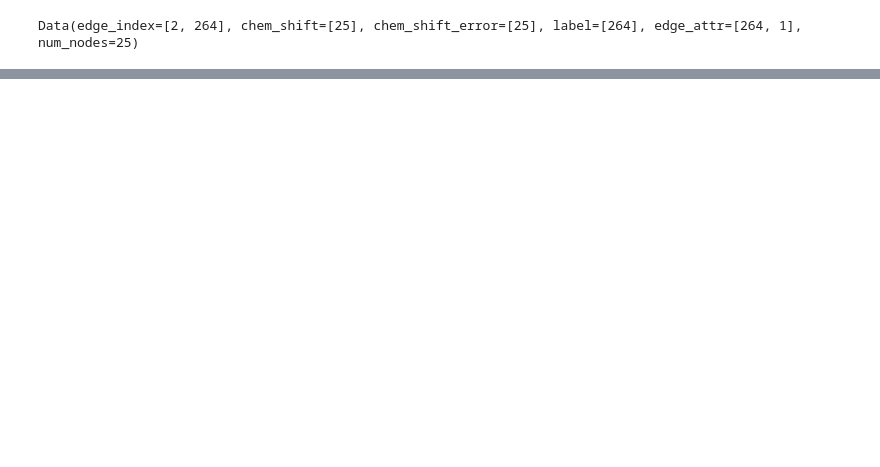
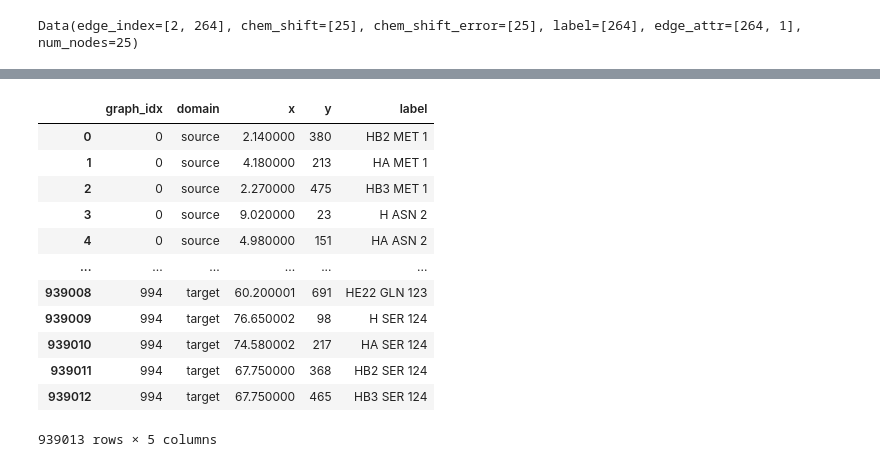
Before and after one commit to aehrlich1/graph-nmr, a Jupyter notebook: data_exploration.ipynb, the cells around one changed output, grey strips where cells are left out. Cells and saved outputs as stored; diff of their text form; code cells hidden in the pictures; blank space fills up the shorter version.

```diff
--- a/data_exploration.ipynb
+++ b/data_exploration.ipynb
@@ -66,0 +821,80 @@ Average node degree: 7.76
+# %%
+# %% [markdown]
+# # Flatten dataset into a Pandas DataFrame (node-level table)
+#
+# Each row corresponds to a single node in either the source or target graph.
+# Columns include:
+#   graph_idx  : integer index of the graph pair
+#   domain     : 'source' or 'target'
+#   node_idx   : local node index within that graph
+#   y          : integer identifier (used for matching)
+#   x          : node feature value (chemical shift or plDDT)
+#   label      : atom label (e.g., 'HB2 MET 1')
+# Additional attributes can easily be added.
+
+import pandas as pd
+import torch
+from tqdm import tqdm
+
+def dataset_to_node_dataframe(dataset):
+    """
+    Flatten the dataset into a single pandas DataFrame.
+    Returns columns:
+      graph_idx, domain, node_idx, y, x, label
+    """
+    rows = []
+
+    for gi, data in enumerate(tqdm(dataset, desc="Flattening dataset")):
+        # --- Source nodes ---
+        x_s = data.x_s.detach().cpu().numpy().ravel()
+        y_s = data.y_s.detach().cpu().numpy().ravel()
+        labels_s = [str(l) for l in data.label_s]
+
+        for ni, (x_val, y_val, lbl) in enumerate(zip(x_s, y_s, labels_s)):
+            rows.append({
+                "graph_idx": gi,
+                "domain": "source",
+                "x": x_val,
+                "y": int(y_val),
+                "label": lbl,
+            })
+
+        # --- Target nodes ---
+        x_t = data.x_t.detach().cpu().numpy().ravel()
+        y_t = data.y_t.detach().cpu().numpy().ravel()
+        labels_t = [str(l) for l in data.label_t]
+
+        for ni, (x_val, y_val, lbl) in enumerate(zip(x_t, y_t, labels_t)):
+            rows.append({
+                "graph_idx": gi,
+                "domain": "target",
+                "x": x_val,
+                "y": int(y_val),
+                "label": lbl,
+            })
+
+    df = pd.DataFrame(rows)
+    return df
+
+# ---------------------------------------------------------
+# Driver
+# ---------------------------------------------------------
+node_df = dataset_to_node_dataframe(dataset)
+
+# Quick sanity check
+display(node_df)
+print(f"Created DataFrame with {len(node_df):,} rows ({node_df['domain'].value_counts().to_dict()})")
+# %% [output]
+|  | graph_idx | domain | x | y | label |
+| 0 | 0 | source | 2.140000 | 380 | HB2 MET 1 |
+| 1 | 0 | source | 4.180000 | 213 | HA MET 1 |
+| 2 | 0 | source | 2.270000 | 475 | HB3 MET 1 |
+| 3 | 0 | source | 9.020000 | 23 | H ASN 2 |
+| 4 | 0 | source | 4.980000 | 151 | HA ASN 2 |
+| ... | ... | ... | ... | ... | ... |
+| 939008 | 994 | target | 60.200001 | 691 | HE22 GLN 123 |
+| 939009 | 994 | target | 76.650002 | 98 | H SER 124 |
+| 939010 | 994 | target | 74.580002 | 217 | HA SER 124 |
+| 939011 | 994 | target | 67.750000 | 368 | HB2 SER 124 |
+| 939012 | 994 | target | 67.750000 | 465 | HB3 SER 124 |
+939013 rows × 5 columns
```
Also changed, not shown: parts of 17 cells of this notebook.
